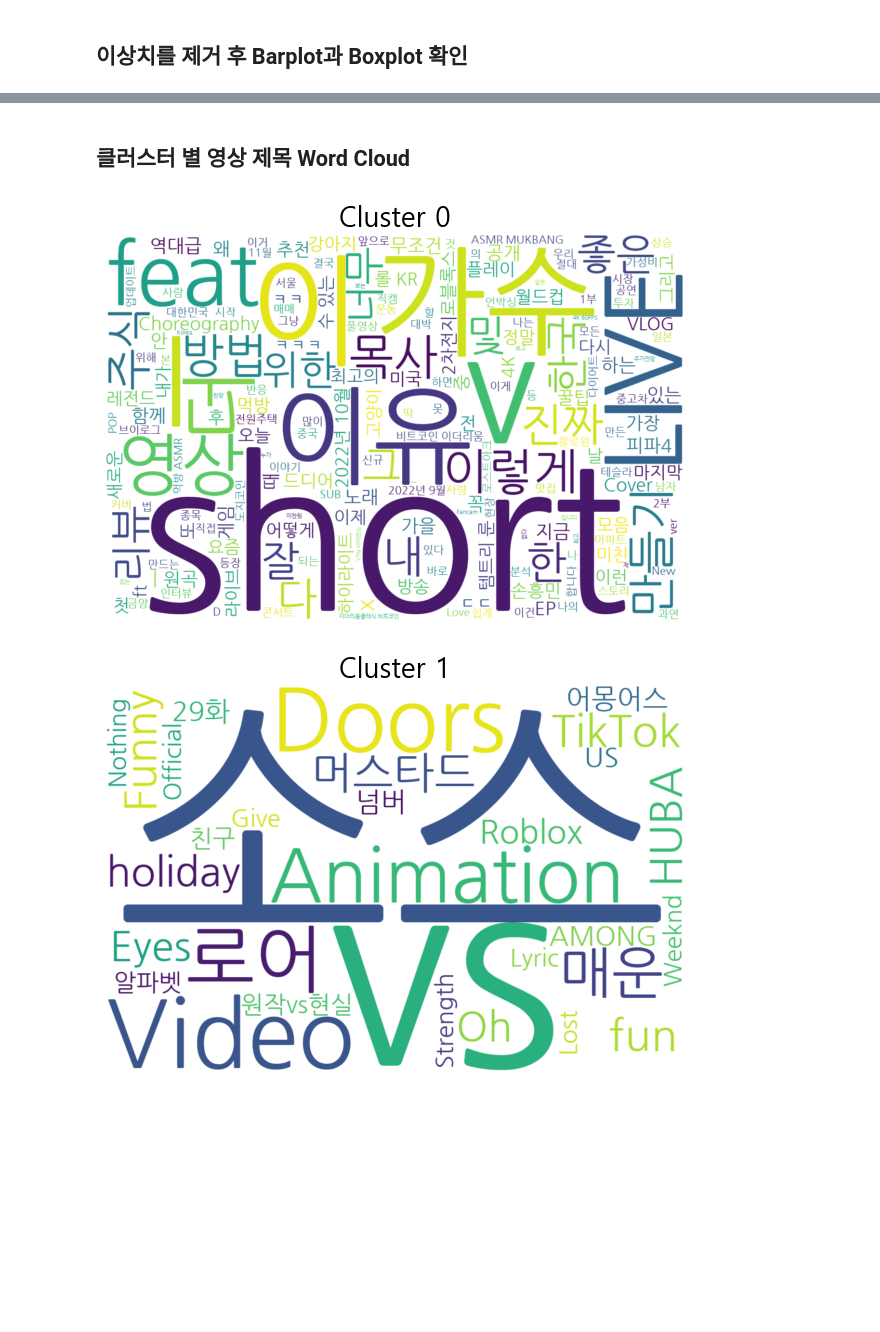
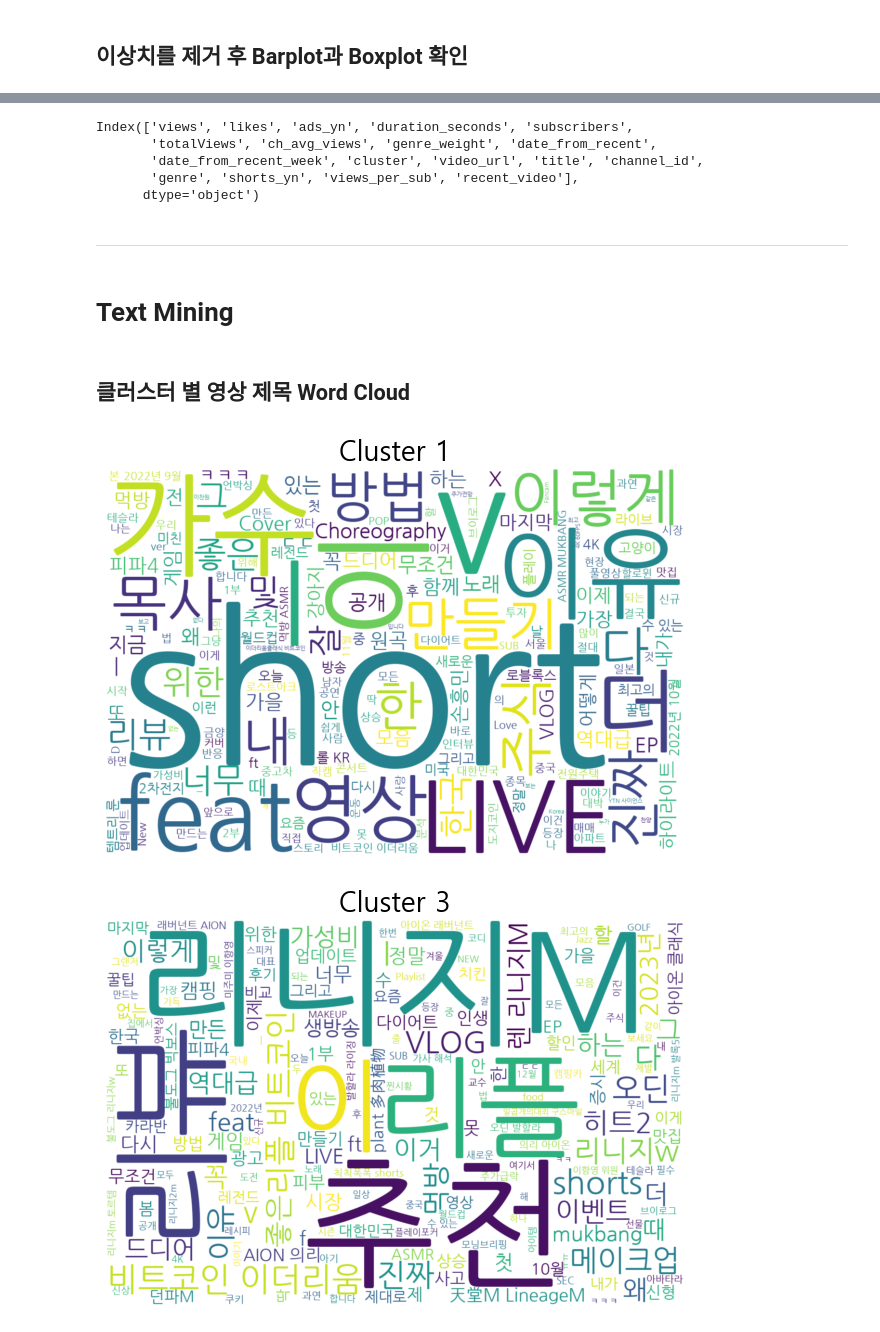
Before and after one commit to Hasaero/Content-Evaluation-Model, a Jupyter notebook: Cluster_EDA.ipynb, the cells around one changed output, grey strips where cells are left out. Drawn from its saved outputs; the diff is of its cells as text; code cells hidden in the pictures; blank space fills up the shorter version.

```diff
--- a/Cluster_EDA.ipynb
+++ b/Cluster_EDA.ipynb
@@ -93,7 +148,7 @@ c1_df = df[df['cluster']==1]
 # %%
-# 1번 클러스터만 분리
-ex1_df = df[df['cluster']!=1]
-# Cluster 1을 제외한 그룹화 객체 생성
-df_grouped_ex1 = ex1_df.groupby('cluster')
+# 2번 클러스터만 분리
+df = df[df['cluster']!=2]
+# Cluster 2을 제외한 그룹화 객체 생성
+df_grouped = df.groupby('cluster')
 # %% [markdown]
 # Numerical Features
@@ -99,0 +157,9 @@ df_grouped_ex1 = ex1_df.groupby('cluster')
+# %%
+# Figure와 Subplots 생성
+for i, feature in enumerate(n_features):
+    print(feature)
+    sns.histplot(df[feature])
+    plt.title(f"Distribution of {feature}", fontsize=20)
+    x_max = df[feature].quantile(0.9)
+    plt.xlim(0,x_max)
+    plt.show()
@@ -233,9 +340,0 @@ boxplot_feature(ex1_exout_df)
-# %%
-# Figure와 Subplots 생성
-for i, feature in enumerate(n_features):
-    print(feature)
-    sns.histplot(ex1_df[feature])
-    plt.title(f"Distribution of {feature}", fontsize=20)
-    x_max = ex1_df[feature].quantile(0.9)
-    plt.xlim(0,x_max)
-    plt.show()
@@ -280,0 +424,15 @@ WARNING: Ignoring invalid distribution -cipy (c:\users\7info\anaconda3\lib\site-
+# %%
+# 최신 영상 정의 (예: 최근 한 달 이내 업로드)
+df['recent_video'] = df['date_from_recent'].apply(lambda x: 1 if x <= 7 else 0)
+
+# 클러스터별 최신 영상 비율 계산
+recent_video_ratio = df.groupby('cluster')['recent_video'].mean().reset_index()
+
+# 시각화
+plt.figure(figsize=(8, 6))
+sns.barplot(data=recent_video_ratio, x='cluster', y='recent_video')
+print(recent_video_ratio)
+plt.title('7일 이내 업로드 된 영상의 비율')
+plt.xlabel('클러스터')
+plt.ylabel('7일 이내 영상 비율')
+plt.show()
@@ -281,27 +446,37 @@ WARNING: Ignoring invalid distribution -cipy (c:\users\7info\anaconda3\lib\site-
+# %%
+df.columns
+# %% [output]
+Index(['views', 'likes', 'ads_yn', 'duration_seconds', 'subscribers',
+       'totalViews', 'ch_avg_views', 'genre_weight', 'date_from_recent',
+       'date_from_recent_week', 'cluster', 'video_url', 'title', 'channel_id',
+       'genre', 'shorts_yn', 'views_per_sub', 'recent_video'],
+      dtype='object')
+# %% [markdown]
+---
+# %% [markdown]
+# Text Mining
 # %% [markdown]
 ## 클러스터 별 영상 제목 Word Cloud
 # %%
 
-# 클러스터 개수
-n_clusters = 5
 plt.rc('font', family='Malgun Gothic')
 # 클러스터별 워드 클라우드
-for i in range(n_clusters):
+for i in sorted(df['cluster'].unique()):
     # 해당 클러스터의 데이터만 선택
     cluster_data = df[df['cluster'] == i]
 
     # 'title' 열의 모든 텍스트를 하나의 문자열로 합침
     text = ' '.join(cluster_data['title'])
 
     # 워드 클라우드 생성
     wordcloud = WordCloud(width=1200, height=800, background_color='white', font_path='NanumGothic').generate(text)
 
     # 워드 클라우드 그리기
     plt.figure(figsize=(10, 5))
     plt.imshow(wordcloud, interpolation='bilinear')
     plt.axis('off')
     plt.title(f'Cluster {i}', fontsize=20)
     plt.show()
 # %% [output]
-[figure, old version]
+[figure, new version]
-[figure, old version]
+[figure, new version]
```
Also changed, not shown: parts of 55 cells of this notebook.
